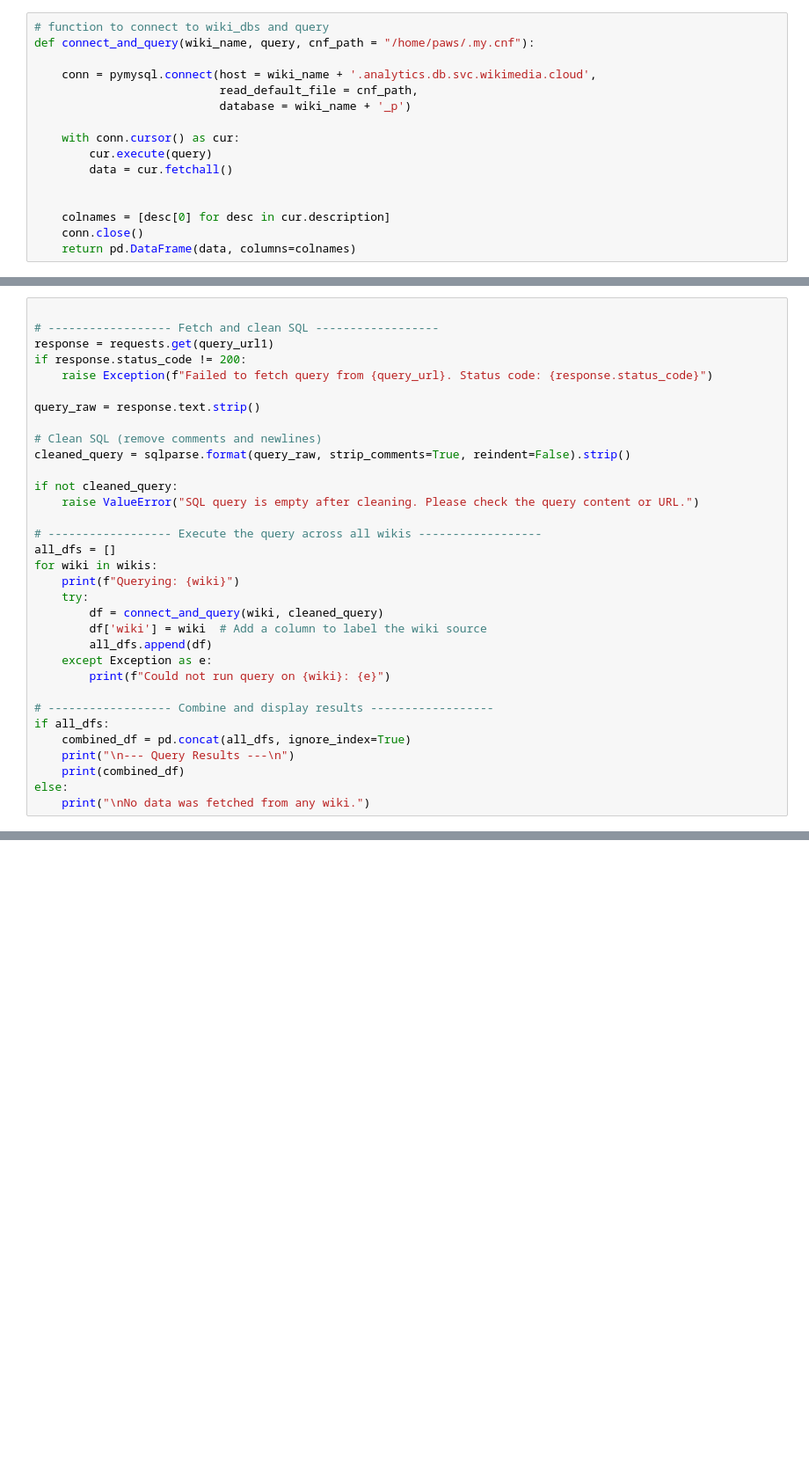
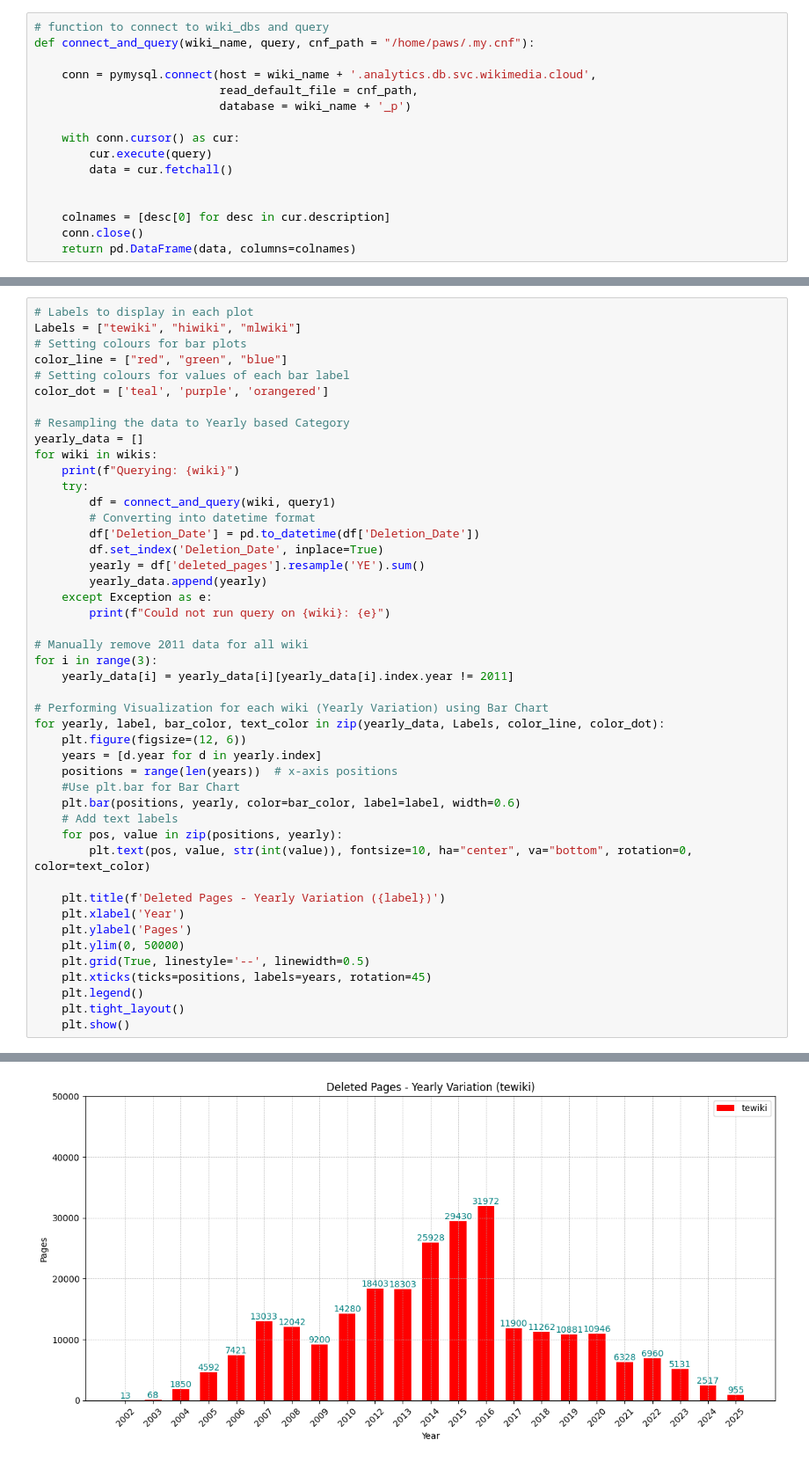
Before and after one commit to yeswanth120-gif/community-insights-dashboard-tooling, a Jupyter notebook: notebooks/notebook-yeswanth.ipynb, the cells around one changed output, grey strips where cells are left out. Shown at 88% size. Drawn from its saved outputs; the diff is of its cells as text; blank space fills up the shorter version.

```diff
--- a/notebooks/notebook-yeswanth.ipynb
+++ b/notebooks/notebook-yeswanth.ipynb
@@ -38,38 +41,51 @@ query1
 # %% [output]
 'SELECT\n    DATE(ar_timestamp) AS Deletion_Date,             -- Extracts the date for dashboard filtering\n    COUNT(ar_id) AS deleted_pages                    -- Counts the number of deleted pages p ...
 # %%
+# Labels to display in each plot
+Labels = ["tewiki", "hiwiki", "mlwiki"]
+# Setting colours for bar plots
+color_line = ["red", "green", "blue"]
+# Setting colours for values of each bar label
+color_dot = ['teal', 'purple', 'orangered']
 
-# ------------------ Fetch and clean SQL ------------------
-response = requests.get(query_url1)
-if response.status_code != 200:
-    raise Exception(f"Failed to fetch query from {query_url}. Status code: {response.status_code}")
-
-query_raw = response.text.strip()
-
-# Clean SQL (remove comments and newlines)
-cleaned_query = sqlparse.format(query_raw, strip_comments=True, reindent=False).strip()
-
-if not cleaned_query:
-    raise ValueError("SQL query is empty after cleaning. Please check the query content or URL.")
-
-# ------------------ Execute the query across all wikis ------------------
-all_dfs = []
+# Resampling the data to Yearly based Category
+yearly_data = []
 for wiki in wikis:
     print(f"Querying: {wiki}")
     try:
-        df = connect_and_query(wiki, cleaned_query)
-        df['wiki'] = wiki  # Add a column to label the wiki source
-        all_dfs.append(df)
+        df = connect_and_query(wiki, query1)
+        # Converting into datetime format
+        df['Deletion_Date'] = pd.to_datetime(df['Deletion_Date'])
+        df.set_index('Deletion_Date', inplace=True)
+        yearly = df['deleted_pages'].resample('YE').sum()
+        yearly_data.append(yearly)
     except Exception as e:
         print(f"Could not run query on {wiki}: {e}")
 
-# ------------------ Combine and display results ------------------
-if all_dfs:
-    combined_df = pd.concat(all_dfs, ignore_index=True)
-    print("\n--- Query Results ---\n")
-    print(combined_df)
-else:
-    print("\nNo data was fetched from any wiki.")
+# Manually remove 2011 data for all wiki
+for i in range(3):
+    yearly_data[i] = yearly_data[i][yearly_data[i].index.year != 2011]
+
+# Performing Visualization for each wiki (Yearly Variation) using Bar Chart
+for yearly, label, bar_color, text_color in zip(yearly_data, Labels, color_line, color_dot):
+    plt.figure(figsize=(12, 6))
+    years = [d.year for d in yearly.index]
+    positions = range(len(years))  # x-axis positions
+    #Use plt.bar for Bar Chart
+    plt.bar(positions, yearly, color=bar_color, label=label, width=0.6)
+    # Add text labels
+    for pos, value in zip(positions, yearly):
+        plt.text(pos, value, str(int(value)), fontsize=10, ha="center", va="bottom", rotation=0, color=text_color)
+
+    plt.title(f'Deleted Pages - Yearly Variation ({label})')
+    plt.xlabel('Year')
+    plt.ylabel('Pages')
+    plt.ylim(0, 50000)
+    plt.grid(True, linestyle='--', linewidth=0.5)
+    plt.xticks(ticks=positions, labels=years, rotation=45)
+    plt.legend()
+    plt.tight_layout()
+    plt.show()
 # %% [output]
 Querying: tewiki
 Querying: hiwiki
@@ -93,0 +93 @@ Querying: mlwiki
+[figure, added]
```
Also changed, not shown: parts of 16 cells of this notebook.
